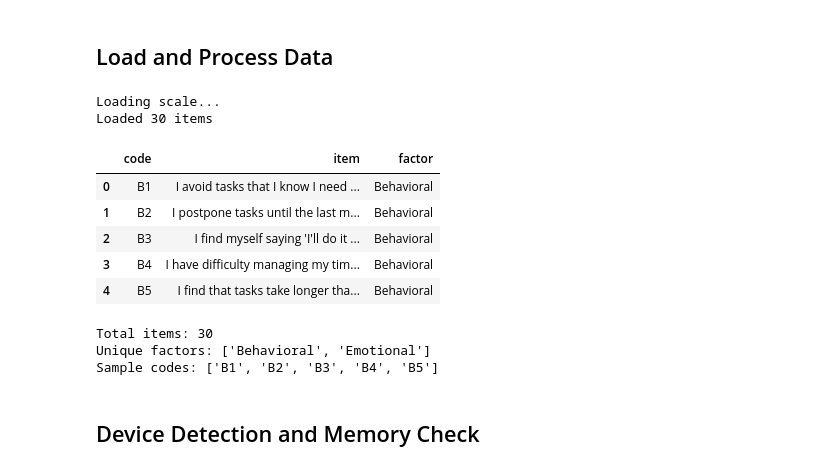
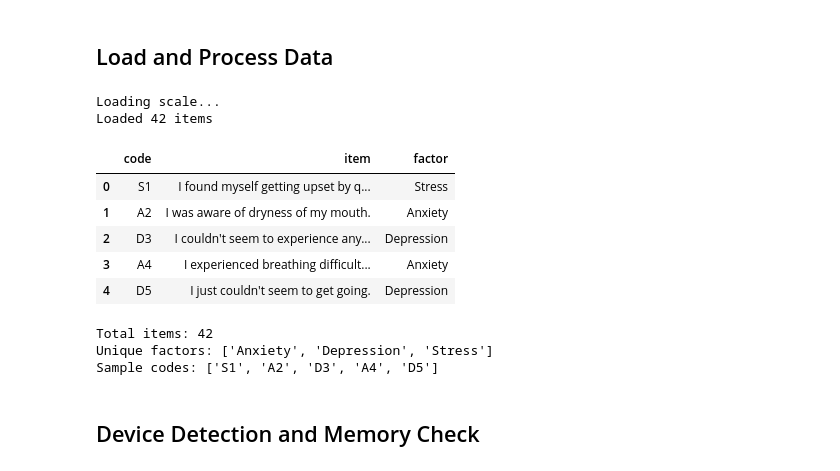
Before and after one commit to devon7y/llm_factor_analysis, a Jupyter notebook: t5gemma_factor_analysis.ipynb, the cells around one changed output. Saved outputs shown, nothing was run; the diff lists cells and outputs as text; code cells hidden in the pictures.

```diff
--- a/t5gemma_factor_analysis.ipynb
+++ b/t5gemma_factor_analysis.ipynb
@@ -43,20 +43,20 @@ print(f"  - transformers {transformers.__version__} loaded")
 ## Load and Process Data
 # %%
 print("Loading scale...")
-scale = pd.read_csv('procrastination_items.csv', usecols=['code', 'item', 'factor'])
+scale = pd.read_csv('scales/DASS_items.csv', usecols=['code', 'item', 'factor'])
 print(f"Loaded {len(scale)} items")
 
 # Preview the data
 scale.head()
 # %% [output]
 Loading scale...
-Loaded 30 items
+Loaded 42 items
 |  | code | item | factor |
-| 0 | B1 | I avoid tasks that I know I need ... | Behavioral |
-| 1 | B2 | I postpone tasks until the last m... | Behavioral |
-| 2 | B3 | I find myself saying 'I'll do it ... | Behavioral |
-| 3 | B4 | I have difficulty managing my tim... | Behavioral |
-| 4 | B5 | I find that tasks take longer tha... | Behavioral |
+| 0 | S1 | I found myself getting upset by q... | Stress |
+| 1 | A2 | I was aware of dryness of my mouth. | Anxiety |
+| 2 | D3 | I couldn't seem to experience any... | Depression |
+| 3 | A4 | I experienced breathing difficult... | Anxiety |
+| 4 | D5 | I just couldn't seem to get going. | Depression |
 # %%
 # Extract codes, items and factors for easier access
 codes = scale['code'].tolist()
@@ -67,9 +67,9 @@ print(f"Total items: {len(items)}")
 print(f"Unique factors: {sorted(set(factors))}")
 print(f"Sample codes: {codes[:5]}")
 # %% [output]
-Total items: 30
-Unique factors: ['Behavioral', 'Emotional']
-Sample codes: ['B1', 'B2', 'B3', 'B4', 'B5']
+Total items: 42
+Unique factors: ['Anxiety', 'Depression', 'Stress']
+Sample codes: ['S1', 'A2', 'D3', 'A4', 'D5']
 # %% [markdown]
 ## Device Detection and Memory Check
 # %%
```
Also changed, not shown: parts of 17 cells of this notebook, 7 other files.
